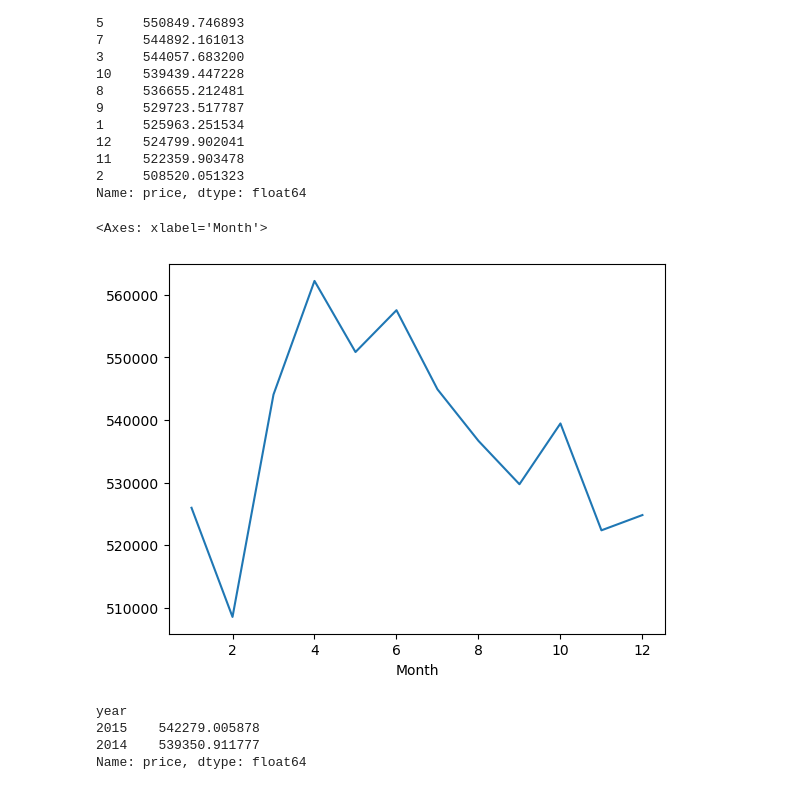
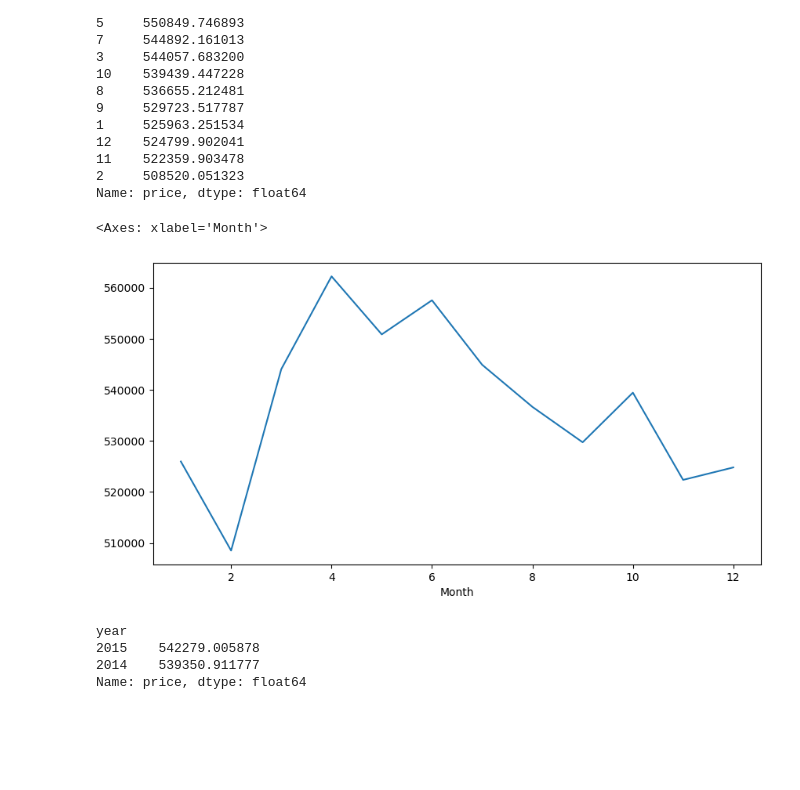
Before and after one commit to ramachandramerla/Machine-Learning, a Jupyter notebook: Tensorflow/house_price.ipynb, the cells around one changed output. Saved outputs shown, nothing was run; the diff lists cells and outputs as text; code cells hidden in the pictures; blank space fills up the shorter version.

```diff
--- a/Tensorflow/house_price.ipynb
+++ b/Tensorflow/house_price.ipynb
@@ -339,10 +340,11 @@ Month
 2     508520.051323
 Name: price, dtype: float64
 # %%
+plt.figure(figsize=(10,5))
 df.groupby('Month').mean()['price'].plot()
 # %% [output]
 <Axes: xlabel='Month'>
-[figure, old version]
+[figure, new version]
 # %%
 df.groupby('year').mean()['price'].sort_values(ascending=False)
 # %% [output]
```
Also changed, not shown: parts of 11 cells of this notebook.
